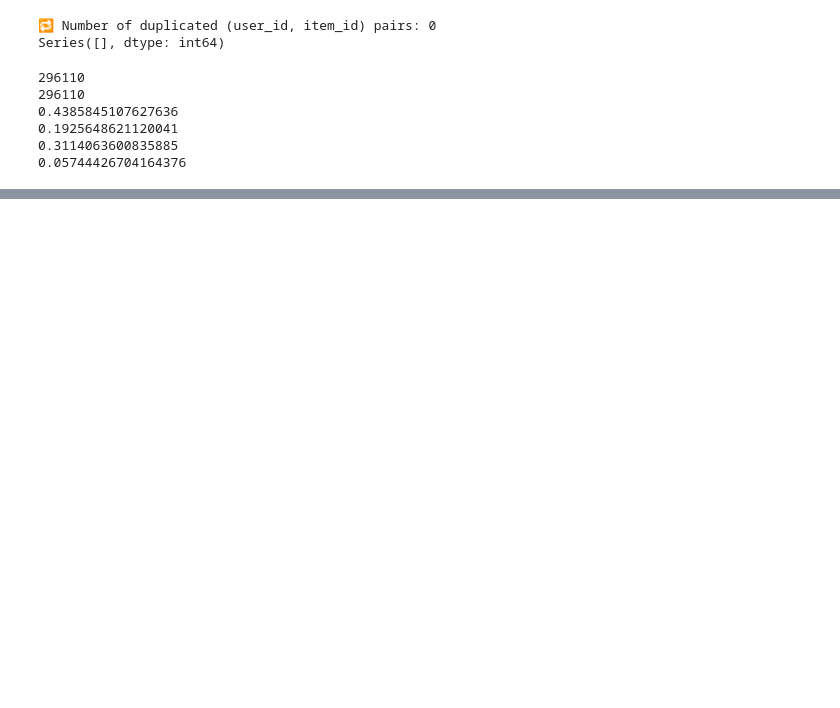
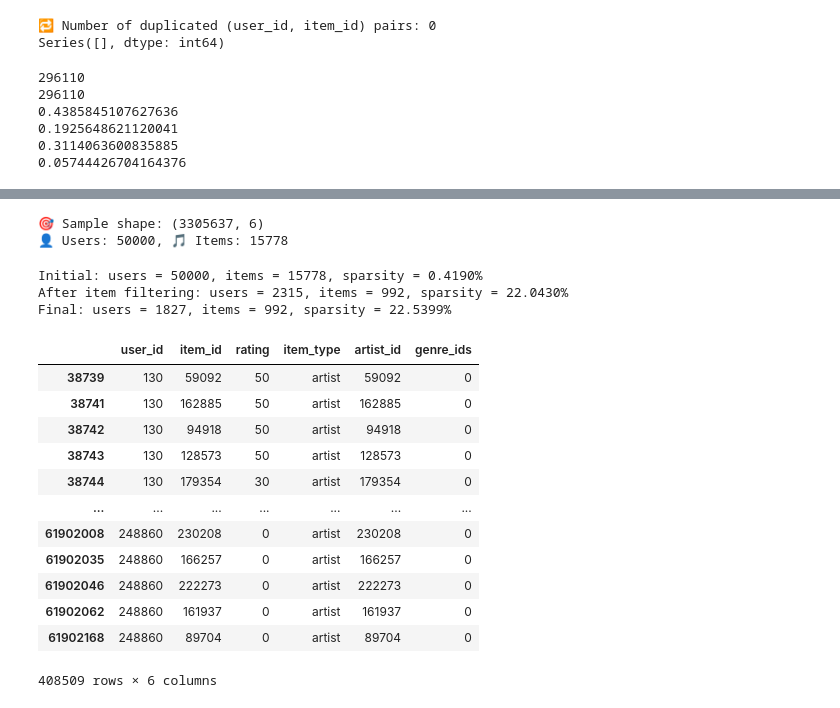
Before and after one commit to camilleecu/master_thesis, a Jupyter notebook: re_sample (2)/yahoo_data_processor.ipynb, the cells around one changed output, grey strips where cells are left out. Drawn from its saved outputs; the diff is of its cells as text; code cells hidden in the pictures; blank space fills up the shorter version.

```diff
--- a/re_sample (2)/yahoo_data_processor.ipynb
+++ b/re_sample (2)/yahoo_data_processor.ipynb
@@ -995,0 +294,70 @@ x_df
+# %%
+from sklearn.metrics.pairwise import cosine_similarity
+from scipy.sparse import csr_matrix
+
+# Step 1: Prepare data
+df = train_with_meta.copy()
+# drop "album', 'track" items before all processing
+df = train_with_meta[~train_with_meta['item_type'].isin(['album', 'track'])].copy()
+
+# Encode user_id and item_id to indices
+user_ids = np.sort(df['user_id'].unique())
+item_ids = np.sort(df['item_id'].unique())
+
+user_id_map = {uid: i for i, uid in enumerate(user_ids)}
+item_id_map = {iid: i for i, iid in enumerate(item_ids)}
+
+# Step 2: Create user-item sparse rating matrix manually
+row_indices = df['user_id'].map(user_id_map)
+col_indices = df['item_id'].map(item_id_map)
+ratings = df['rating'].astype(float)
+
+n_users = len(user_ids)
+n_items = len(item_ids)
+
+user_item_sparse = csr_matrix((ratings, (row_indices, col_indices)), shape=(n_users, n_items))
+
+# Step 3: Select core users (or choose active users manually)
+np.random.seed(7)
+core_indices = np.random.choice(n_users, size=5, replace=False)
+
+# Step 4: Compute cosine similarity between core users and all users
+sim_matrix = cosine_similarity(user_item_sparse[core_indices], user_item_sparse)
+max_sim = sim_matrix.max(axis=0)
+
+# Step 5: Pick top-K most similar users
+top_k = 50000
+top_user_indices = np.argsort(max_sim)[-top_k:]
+sampled_user_ids = user_ids[top_user_indices]
+
+# Step 6: Filter original data
+user_filtered_df = df[df['user_id'].isin(sampled_user_ids)]
+
+# Step 7: Summary
+print(f"🎯 Sample shape: {user_filtered_df.shape}")
+print(f"👤 Users: {user_filtered_df['user_id'].nunique()}, 🎵 Items: {user_filtered_df['item_id'].nunique()}")
+# %% [output]
+🎯 Sample shape: (3305637, 6)
+👤 Users: 50000, 🎵 Items: 15778
+# %%
+filtered_df = threshold_interactions_df_plus(user_filtered_df, min_items_per_user=150, min_artists_per_user=20, min_genres_per_user=10,min_users_per_item=150)
+# %% [output]
+Initial: users = 50000, items = 15778, sparsity = 0.4190%
+After item filtering: users = 2315, items = 992, sparsity = 22.0430%
+Final: users = 1827, items = 992, sparsity = 22.5399%
+# %%
+filtered_df
+# %% [output]
+|  | user_id | item_id | rating | item_type | artist_id | genre_ids |
+| 38739 | 130 | 59092 | 50 | artist | 59092 | 0 |
+| 38741 | 130 | 162885 | 50 | artist | 162885 | 0 |
+| 38742 | 130 | 94918 | 50 | artist | 94918 | 0 |
+| 38743 | 130 | 128573 | 50 | artist | 128573 | 0 |
+| 38744 | 130 | 179354 | 30 | artist | 179354 | 0 |
+| ... | ... | ... | ... | ... | ... | ... |
+| 61902008 | 248860 | 230208 | 0 | artist | 230208 | 0 |
+| 61902035 | 248860 | 166257 | 0 | artist | 166257 | 0 |
+| 61902046 | 248860 | 222273 | 0 | artist | 222273 | 0 |
+| 61902062 | 248860 | 161937 | 0 | artist | 161937 | 0 |
+| 61902168 | 248860 | 89704 | 0 | artist | 89704 | 0 |
+408509 rows × 6 columns
```
Also changed, not shown: parts of 36 cells of this notebook, 6 other files.
